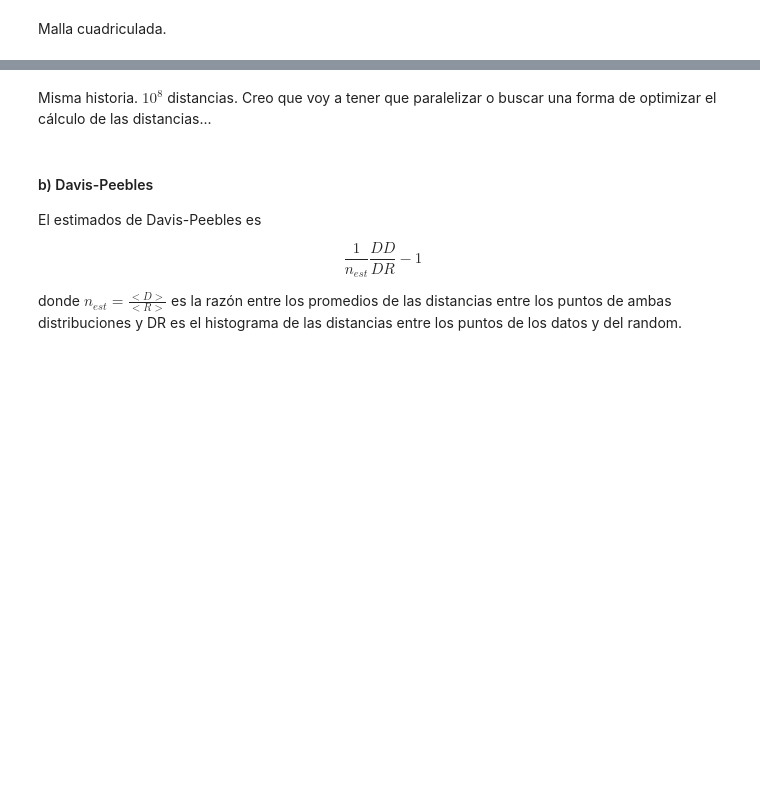
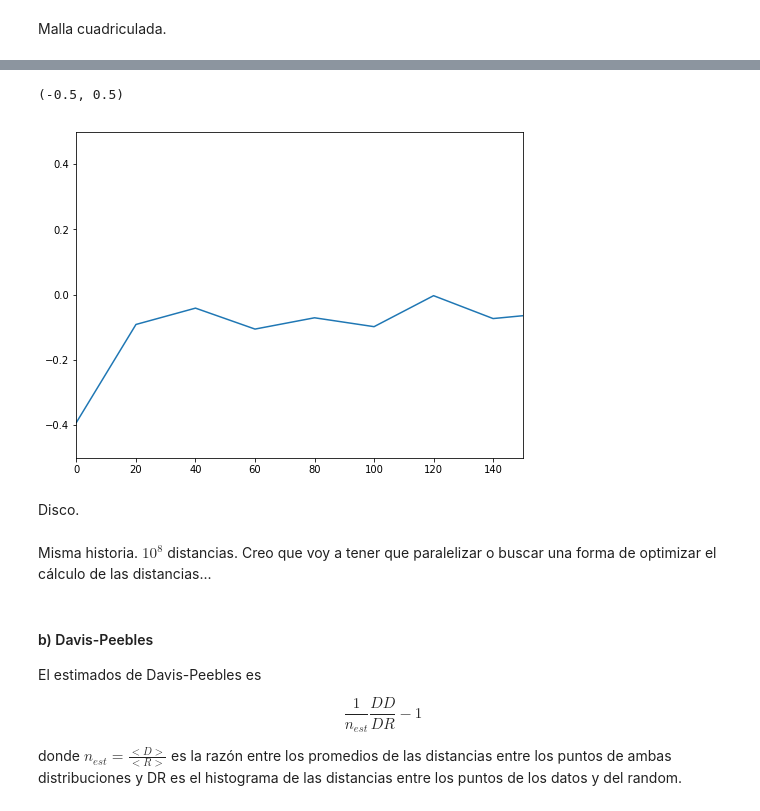
Before and after one commit to CosmoStats/cosmostats2018-Pagutri, a Jupyter notebook: 2daParte/Ejercicio2/parte3.ipynb, the cells around one changed output, grey strips where cells are left out. Drawn from its saved outputs; the diff is of its cells as text; code cells hidden in the pictures; blank space fills up the shorter version.

```diff
--- a/2daParte/Ejercicio2/parte3.ipynb
+++ b/2daParte/Ejercicio2/parte3.ipynb
@@ -51,3 +59,13 @@ Disco.
+# %%
+plt.figure(figsize = (8,6))
+plt.plot(bins_malla, f_corr)
+plt.xlim([0.0, 150.0])
+plt.ylim([-0.5, 0.5])
+# %% [output]
+(-0.5, 0.5)
+[figure, added]
+# %% [markdown]
+Disco.
 # %%
 n_points = 1000
 radius = 300.0
```
Also changed, not shown: parts of 7 cells of this notebook.
